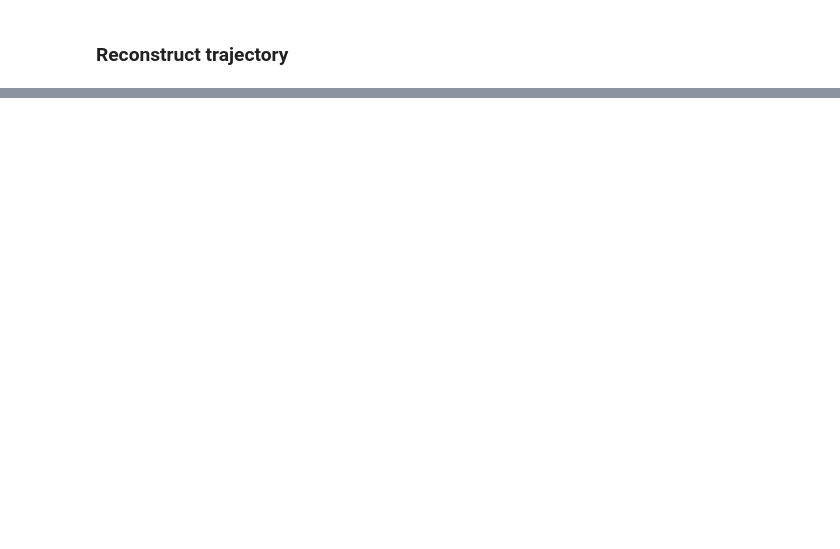
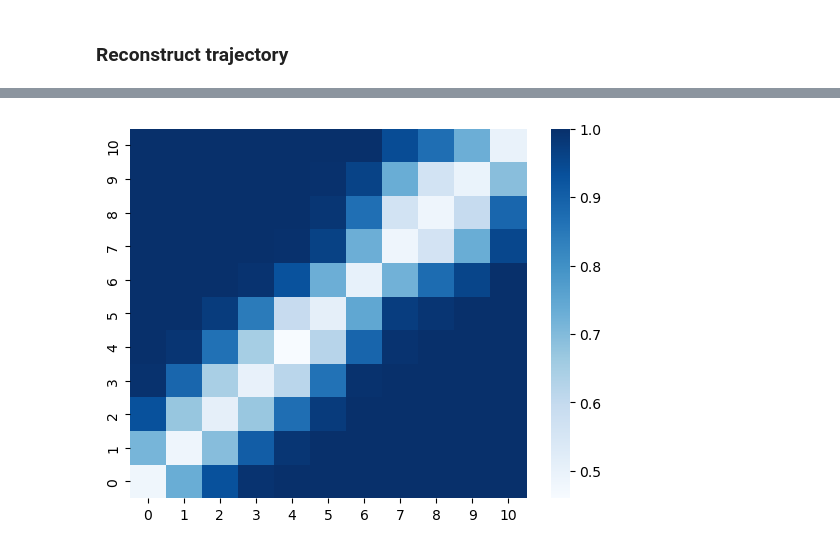
Before and after one commit to nguyen-td/perceptual-straightening, a Jupyter notebook: main.ipynb, the cells around one changed output, grey strips where cells are left out. Cells and saved outputs as stored; diff of their text form; code cells hidden in the pictures; blank space fills up the shorter version.

```diff
--- a/main.ipynb
+++ b/main.ipynb
@@ -182,13 +216,15 @@ def run_pca(X, n_components=2):
     pca.fit(X)
     return pca.components_
 # %%
-# # load simulated data
-# discrim_mat = torch.from_numpy(scipy.io.loadmat(Path(data_path) / 'discriminality_matrix.mat')['Pc_reshaped'])
+# load simulated data
+discrim_mat = torch.from_numpy(scipy.io.loadmat(Path(data_path) / 'discriminality_matrix.mat')['Pc_reshaped'])
 
-# # plot data
-# ax = sns.heatmap(discrim_mat, cmap='Blues')
-# ax.invert_yaxis()
-# plt.show()
+# plot data
+ax = sns.heatmap(discrim_mat, cmap='Blues')
+ax.invert_yaxis()
+plt.show()
+# %% [output]
+[figure, added]
 # %%
 # run PCA to reduce the dimensionality of the trajectory
 x = torch.squeeze(best_model.construct_trajectory(torch.mean(d_best, dim=0, keepdim=True),
```
Also changed, not shown: parts of 14 cells of this notebook, 2 other files.
